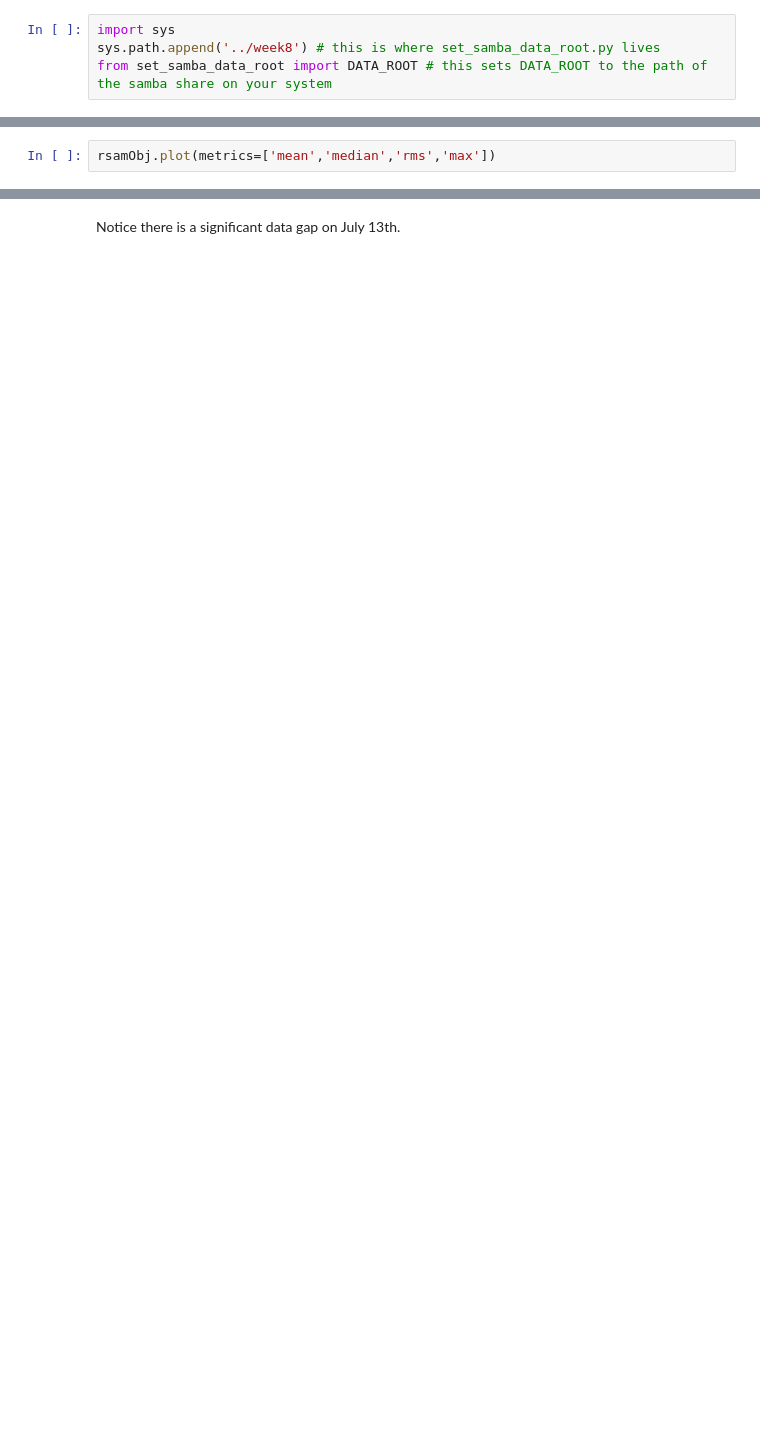
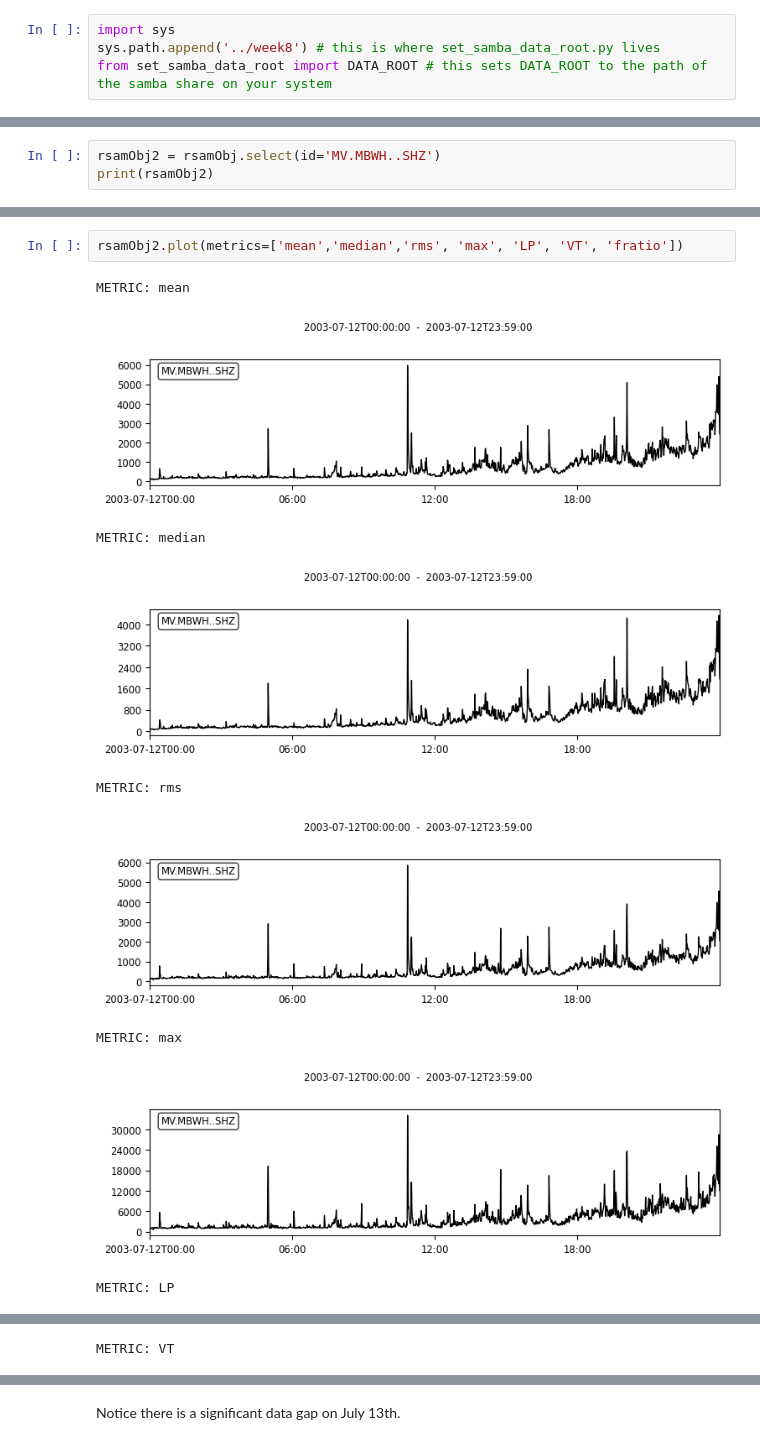
Before and after one commit to gthompson/CompSciS26, a Jupyter notebook: week10/101_RSAM_MVO.ipynb, the cells around one changed output, grey strips where cells are left out. Saved outputs shown, nothing was run; the diff lists cells and outputs as text; blank space fills up the shorter version.

```diff
--- a/week10/101_RSAM_MVO.ipynb
+++ b/week10/101_RSAM_MVO.ipynb
@@ -170,0 +322,3 @@ The original RSAM system calculated the mean signal amplitude at sample interval
+# %%
+rsamObj2 = rsamObj.select(id='MV.MBWH..SHZ')
+print(rsamObj2)
@@ -175,2 +370,12 @@ Specific metrics can be plotted:
 # %%
-rsamObj.plot(metrics=['mean','median','rms','max'])
+rsamObj2.plot(metrics=['mean','median','rms', 'max', 'LP', 'VT', 'fratio'])
+# %% [output]
+METRIC: mean
+[figure, added]
+METRIC: median
+[figure, added]
+METRIC: rms
+[figure, added]
+METRIC: max
+[figure, added]
+METRIC: LP
@@ -176,0 +383 @@ rsamObj.plot(metrics=['mean','median','rms','max'])
+METRIC: VT
```
Also changed, not shown: parts of 41 cells of this notebook, 1 other file.
